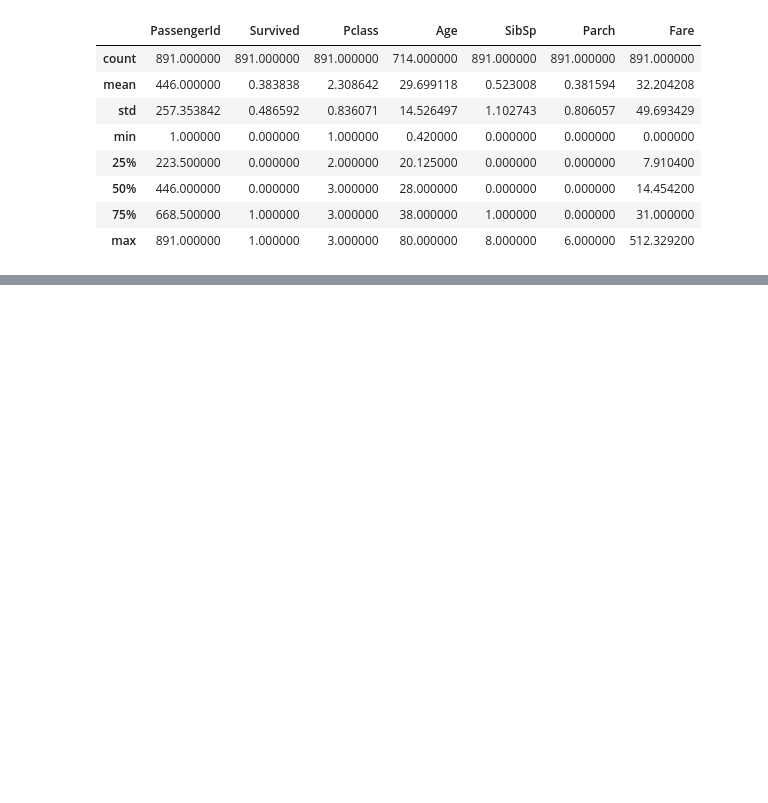
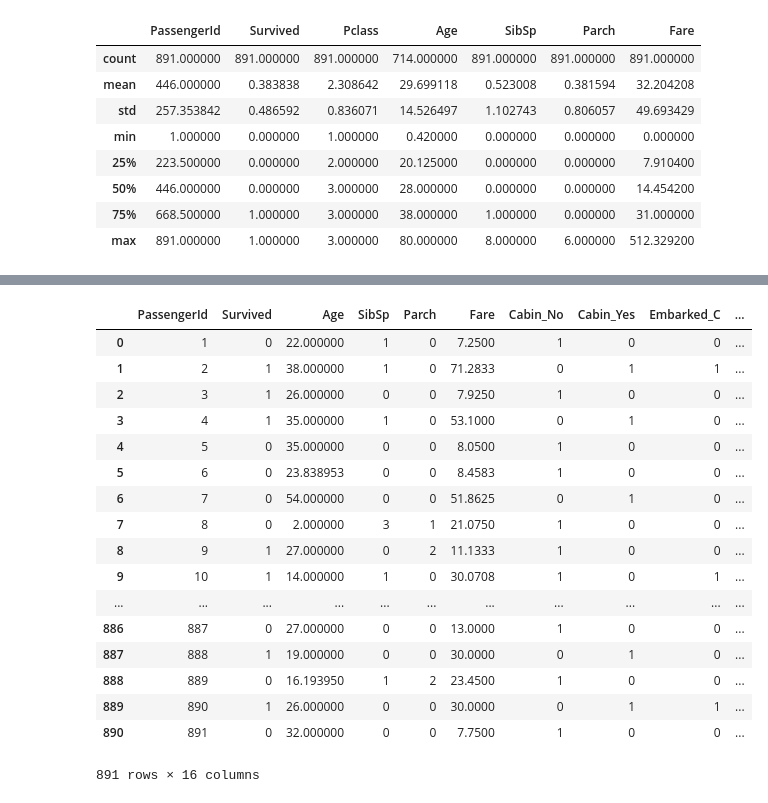
Before and after one commit to zeyuanxy/kaggle, a Jupyter notebook: 2018/titanic/titanic.ipynb, the cells around one changed output, grey strips where cells are left out. Saved outputs shown, nothing was run; the diff lists cells and outputs as text; code cells hidden in the pictures; blank space fills up the shorter version.

```diff
--- a/2018/titanic/titanic.ipynb
+++ b/2018/titanic/titanic.ipynb
@@ -35,0 +39,32 @@ plt
+# %%
+## fill missing values
+
+from sklearn.ensemble import RandomForestRegressor
+
+rfr = RandomForestRegressor(random_state=0, n_estimators=2000, n_jobs=-1)
+
+def set_missing_ages(df):
+    age_df = df[['Age','Fare', 'Parch', 'SibSp', 'Pclass']]
+
+    known_age = age_df[age_df.Age.notnull()].as_matrix()
+    unknown_age = age_df[age_df.Age.isnull()].as_matrix()
+
+    y = known_age[:, 0]
+    X = known_age[:, 1:]
+
+    rfr.fit(X, y)
+
+    predictedAges = rfr.predict(unknown_age[:, 1::])
+    df.loc[ (df.Age.isnull()), 'Age' ] = predictedAges
+
+    return df, rfr
+
+def set_cabin_types(df):
+    df.loc[ (df.Cabin.notnull()), 'Cabin' ] = "Yes"
+    df.loc[ (df.Cabin.isnull()), 'Cabin' ] = "No"
+    return df
+
+data_train, rfr = set_missing_ages(data_train)
+data_train = set_cabin_types(data_train)
+
+data_train.describe()
@@ -35,0 +81,28 @@ plt
+# %%
+dummies_cabin = pd.get_dummies(data_train['Cabin'], prefix='Cabin')
+dummies_embarked = pd.get_dummies(data_train['Embarked'], prefix='Embarked')
+dummies_sex = pd.get_dummies(data_train['Sex'], prefix='Sex')
+dummies_pclass = pd.get_dummies(data_train['Pclass'], prefix='Pclass')
+
+df = pd.concat([data_train, dummies_cabin, dummies_embarked, dummies_sex, dummies_pclass], axis=1)
+df.drop(['Pclass', 'Name', 'Sex', 'Ticket', 'Cabin', 'Embarked'], axis=1, inplace=True)
+df
+# %% [output]
+|  | PassengerId | Survived | Age | SibSp | Parch | Fare | Cabin_No | Cabin_Yes | Embarked_C | ... |
+| 0 | 1 | 0 | 22.000000 | 1 | 0 | 7.2500 | 1 | 0 | 0 | ... |
+| 1 | 2 | 1 | 38.000000 | 1 | 0 | 71.2833 | 0 | 1 | 1 | ... |
+| 2 | 3 | 1 | 26.000000 | 0 | 0 | 7.9250 | 1 | 0 | 0 | ... |
+| 3 | 4 | 1 | 35.000000 | 1 | 0 | 53.1000 | 0 | 1 | 0 | ... |
+| 4 | 5 | 0 | 35.000000 | 0 | 0 | 8.0500 | 1 | 0 | 0 | ... |
+| 5 | 6 | 0 | 23.838953 | 0 | 0 | 8.4583 | 1 | 0 | 0 | ... |
+| 6 | 7 | 0 | 54.000000 | 0 | 0 | 51.8625 | 0 | 1 | 0 | ... |
+| 7 | 8 | 0 | 2.000000 | 3 | 1 | 21.0750 | 1 | 0 | 0 | ... |
+| 8 | 9 | 1 | 27.000000 | 0 | 2 | 11.1333 | 1 | 0 | 0 | ... |
+| 9 | 10 | 1 | 14.000000 | 1 | 0 | 30.0708 | 1 | 0 | 1 | ... |
+| ... | ... | ... | ... | ... | ... | ... | ... | ... | ... | ... |
+| 886 | 887 | 0 | 27.000000 | 0 | 0 | 13.0000 | 1 | 0 | 0 | ... |
+| 887 | 888 | 1 | 19.000000 | 0 | 0 | 30.0000 | 0 | 1 | 0 | ... |
+| 888 | 889 | 0 | 16.193950 | 1 | 2 | 23.4500 | 1 | 0 | 0 | ... |
+| 889 | 890 | 1 | 26.000000 | 0 | 0 | 30.0000 | 0 | 1 | 1 | ... |
+| 890 | 891 | 0 | 32.000000 | 0 | 0 | 7.7500 | 1 | 0 | 0 | ... |
+891 rows × 16 columns
```
Also changed, not shown: parts of 8 cells of this notebook, 1 other file.
